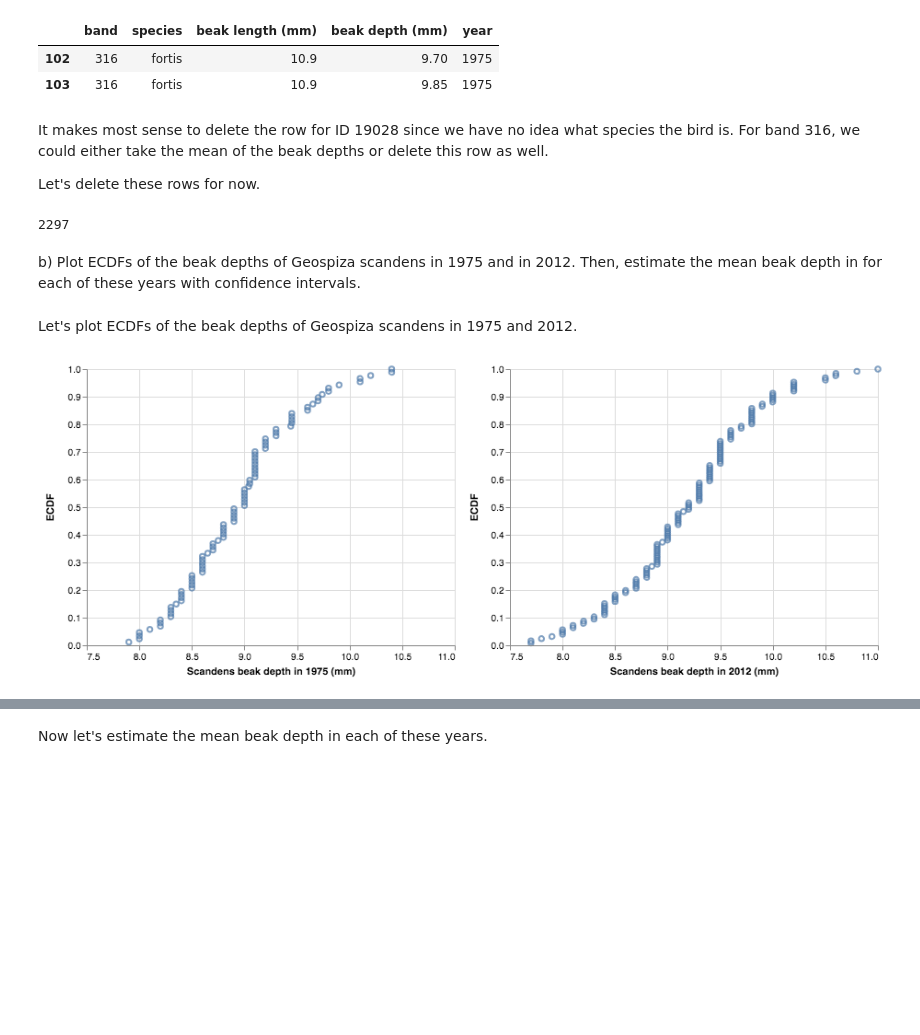
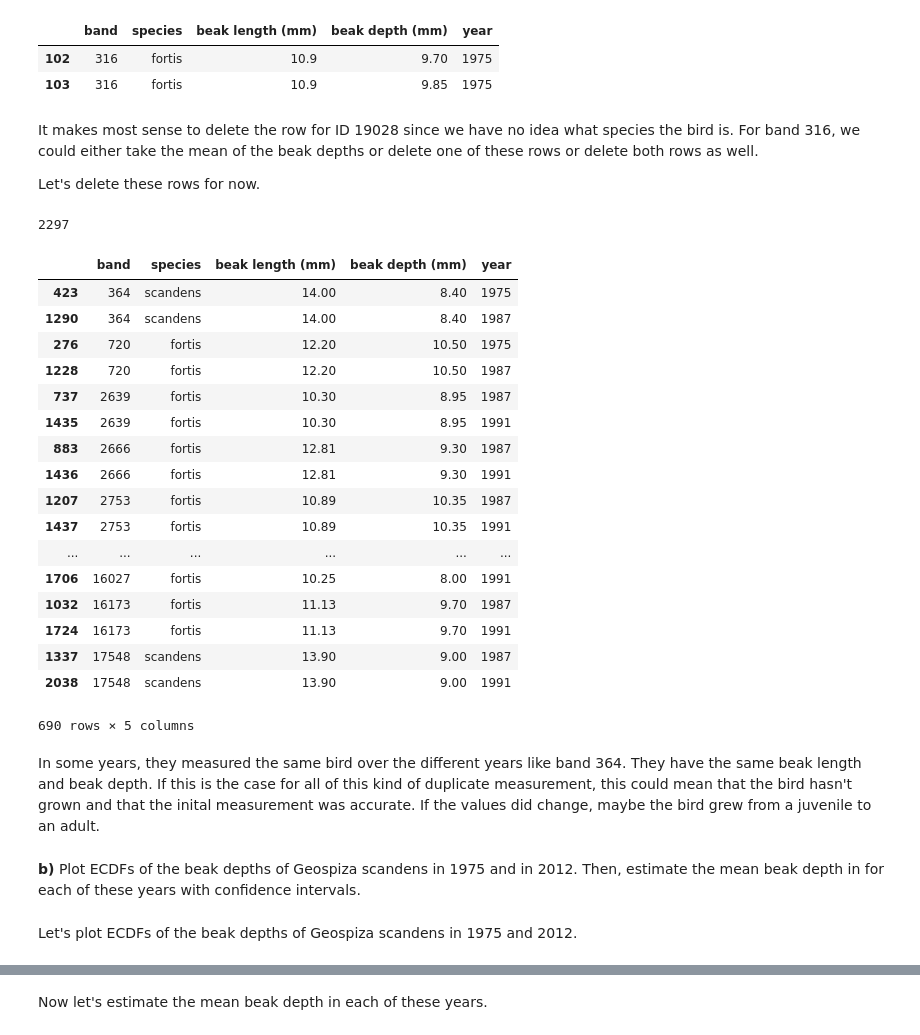
Before and after one commit to Xinhong111/Bi203, a Jupyter notebook: sandbox/hw5.1_MW.ipynb, the cells around one changed output, grey strips where cells are left out. Saved outputs shown, nothing was run; the diff lists cells and outputs as text; code cells hidden in the pictures; blank space fills up the shorter version.

Commit message:
mean and confidence intervals

```diff
--- a/sandbox/hw5.1_MW.ipynb
+++ b/sandbox/hw5.1_MW.ipynb
@@ -87,7 +87,7 @@ df.loc[df['band'] == 316]
 | 102 | 316 | fortis | 10.9 | 9.70 | 1975 |
 | 103 | 316 | fortis | 10.9 | 9.85 | 1975 |
 # %% [markdown]
-It makes most sense to delete the row for ID 19028 since we have no idea what species the bird is. For band 316, we could either take the mean of the beak depths or delete this row as well.
+It makes most sense to delete the row for ID 19028 since we have no idea what species the bird is. For band 316, we could either take the mean of the beak depths or delete one of these rows or delete both rows as well.
 
 Let's delete these rows for now.
 # %%
@@ -96,8 +96,31 @@ df_deduped = df_deduped.drop([2057,2178,102,103])
 len(df_deduped)
 # %% [output]
 2297
+# %%
+pd.concat(g for _, g in df_deduped.groupby('band') if len(g) > 1)
+# %% [output]
+|  | band | species | beak length (mm) | beak depth (mm) | year |
+| 423 | 364 | scandens | 14.00 | 8.40 | 1975 |
+| 1290 | 364 | scandens | 14.00 | 8.40 | 1987 |
+| 276 | 720 | fortis | 12.20 | 10.50 | 1975 |
+| 1228 | 720 | fortis | 12.20 | 10.50 | 1987 |
+| 737 | 2639 | fortis | 10.30 | 8.95 | 1987 |
+| 1435 | 2639 | fortis | 10.30 | 8.95 | 1991 |
+| 883 | 2666 | fortis | 12.81 | 9.30 | 1987 |
+| 1436 | 2666 | fortis | 12.81 | 9.30 | 1991 |
+| 1207 | 2753 | fortis | 10.89 | 10.35 | 1987 |
+| 1437 | 2753 | fortis | 10.89 | 10.35 | 1991 |
+| ... | ... | ... | ... | ... | ... |
+| 1706 | 16027 | fortis | 10.25 | 8.00 | 1991 |
+| 1032 | 16173 | fortis | 11.13 | 9.70 | 1987 |
+| 1724 | 16173 | fortis | 11.13 | 9.70 | 1991 |
+| 1337 | 17548 | scandens | 13.90 | 9.00 | 1987 |
+| 2038 | 17548 | scandens | 13.90 | 9.00 | 1991 |
+690 rows × 5 columns
+# %% [markdown]
+In some years, they measured the same bird over the different years like band 364. They have the same beak length and beak depth. If this is the case for all of this kind of duplicate measurement, this could mean that the bird hasn't grown and that the inital measurement was accurate. If the values did change, maybe the bird grew from a juvenile to an adult.
 # %% [markdown]
-b) Plot ECDFs of the beak depths of Geospiza scandens in 1975 and in 2012. Then, estimate the mean beak depth in for each of these years with confidence intervals.
+**b)** Plot ECDFs of the beak depths of Geospiza scandens in 1975 and in 2012. Then, estimate the mean beak depth in for each of these years with confidence intervals.
 # %% [markdown]
 Let's plot ECDFs of the beak depths of Geospiza scandens in 1975 and 2012.
 # %%
@@ -107,20 +130,5 @@ inds_1975 = ((df_deduped['species'] == 'scandens') &
 inds_2012 = ((df_deduped['species'] == 'scandens') &
         (df_deduped['year'] == 2012))
 
-p1 = altcat.catplot(data=df_deduped.loc[inds_1975],
-                    mark='point',
-                    encoding={'x': alt.X('beak depth (mm):Q',
-                                         title='Scandens beak depth in 1975 (mm)',
-                                         scale=alt.Scale(domain=[7.5, 11]))},
-                    transform='ecdf')
-
-p2 = altcat.catplot(data=df_deduped.loc[inds_2012],
-                    mark='point',
-                    encoding={'x': alt.X('beak depth (mm):Q',
-                                         title='Scandens beak depth in 2012 (mm)',
-                                         scale=alt.Scale(domain=[7.5, 11]))},
-                    transform='ecdf')
-
-p1 | p2
+depths_1975 = df_deduped.loc[inds_1975, 'beak depth (mm)'].values
+depths_2012 = df_deduped.loc[inds_2012, 'beak depth (mm)'].values
-# %% [output]
-[figure, removed]
```
Also changed, not shown: parts of 8 cells of this notebook.
